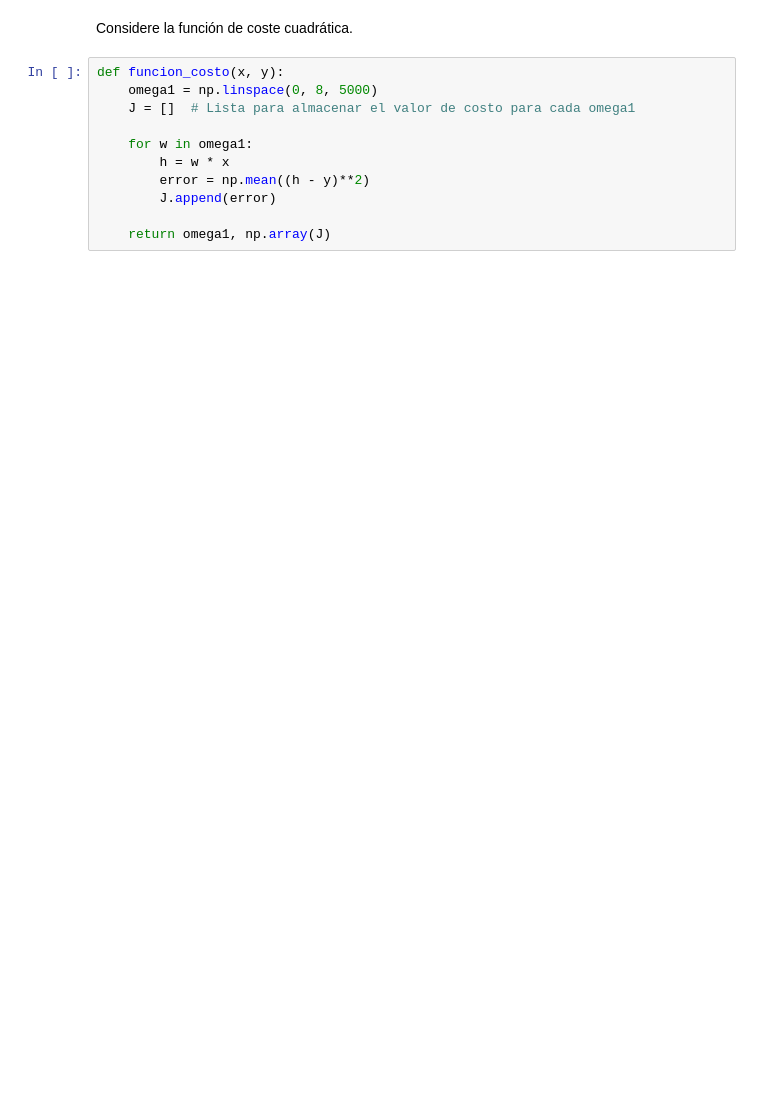
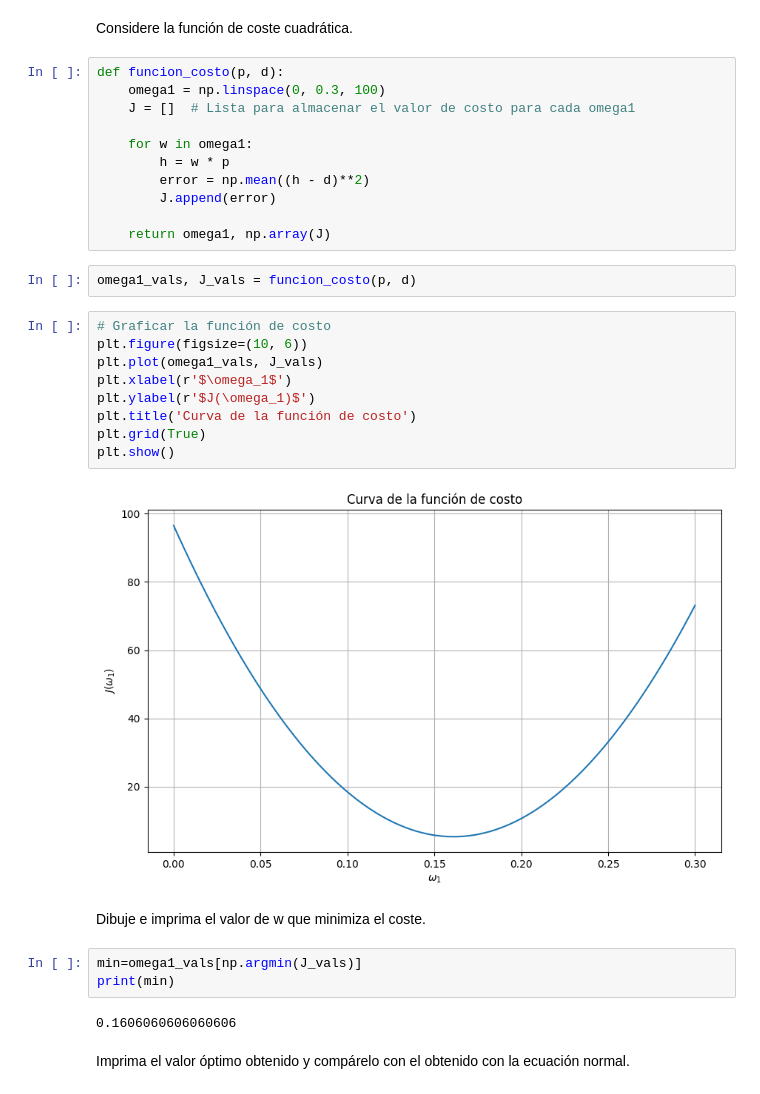
Before and after one commit to ludere65-eng/Mineria_de_Datos, a Jupyter notebook: 3.Regresion_Lineal_Univariable/3.3.Lab_RL_Ecu_Normal_con_Offset.ipynb, the cells around one changed output. Saved outputs shown, nothing was run; the diff lists cells and outputs as text; blank space fills up the shorter version.

```diff
--- a/3.Regresion_Lineal_Univariable/3.3.Lab_RL_Ecu_Normal_con_Offset.ipynb
+++ b/3.Regresion_Lineal_Univariable/3.3.Lab_RL_Ecu_Normal_con_Offset.ipynb
@@ -354,13 +339,35 @@ plt.show()
 # %% [markdown]
 Considere la función de coste cuadrática.
 # %%
-def funcion_costo(x, y):
-    omega1 = np.linspace(0, 8, 5000)
+def funcion_costo(p, d):
+    omega1 = np.linspace(0, 0.3, 100)
     J = []  # Lista para almacenar el valor de costo para cada omega1
 
     for w in omega1:
-        h = w * x
-        error = np.mean((h - y)**2)
+        h = w * p
+        error = np.mean((h - d)**2)
         J.append(error)
 
     return omega1, np.array(J)
+# %%
+omega1_vals, J_vals = funcion_costo(p, d)
+# %%
+# Graficar la función de costo
+plt.figure(figsize=(10, 6))
+plt.plot(omega1_vals, J_vals)
+plt.xlabel(r'$\omega_1$')
+plt.ylabel(r'$J(\omega_1)$')
+plt.title('Curva de la función de costo')
+plt.grid(True)
+plt.show()
+# %% [output]
+[figure, added]
+# %% [markdown]
+Dibuje e imprima el valor de  w  que minimiza el coste.
+# %%
+min=omega1_vals[np.argmin(J_vals)]
+print(min)
+# %% [output]
+0.1606060606060606
+# %% [markdown]
+Imprima el valor óptimo obtenido y compárelo con el obtenido con la ecuación normal.
```
Also changed, not shown: parts of 11 cells of this notebook.
